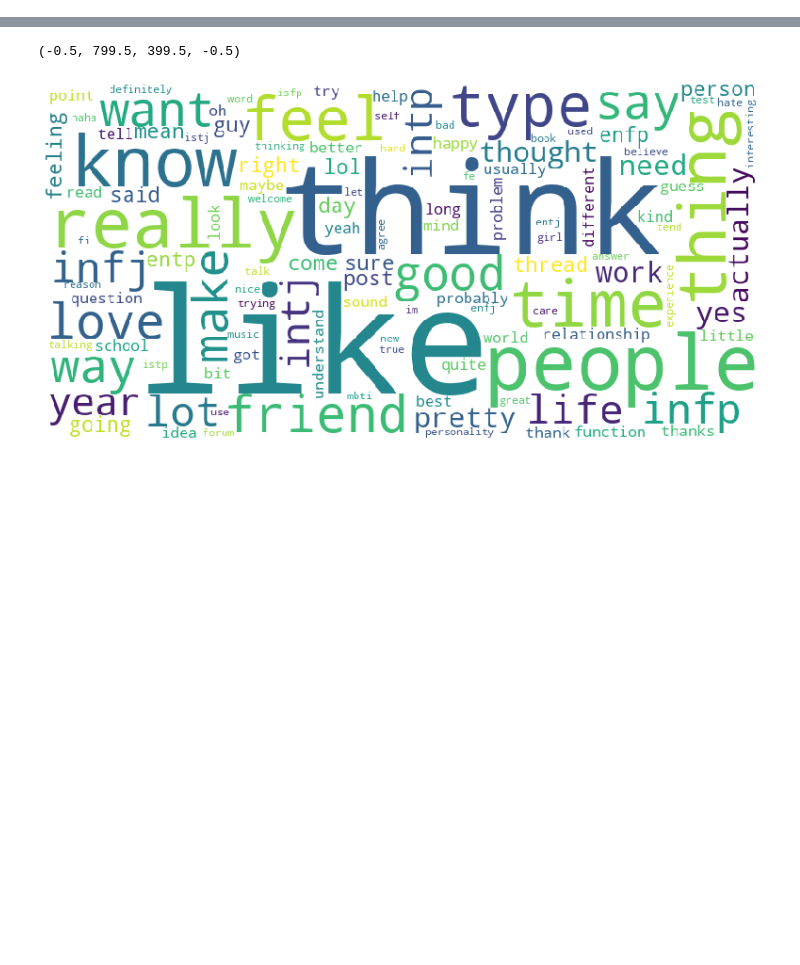
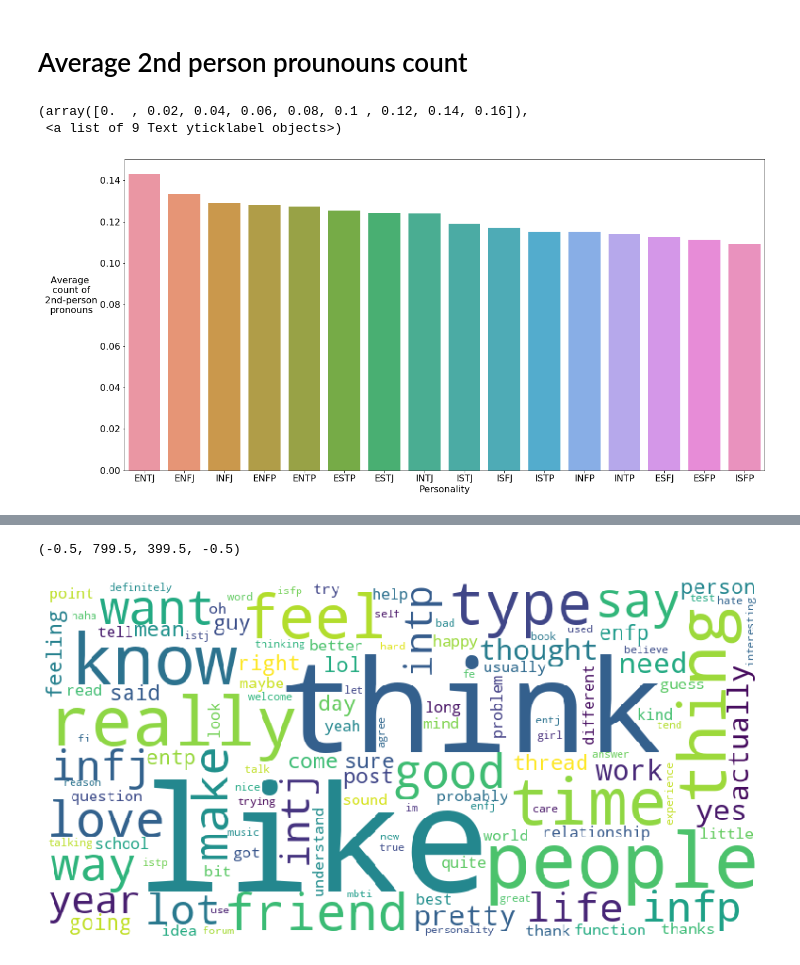
Before and after one commit to admunk/ece143project, a Jupyter notebook: main.ipynb, the cells around one changed output, grey strips where cells are left out. Saved outputs shown, nothing was run; the diff lists cells and outputs as text; code cells hidden in the pictures; blank space fills up the shorter version.

```diff
--- a/main.ipynb
+++ b/main.ipynb
@@ -21,0 +57,16 @@ data = pd.read_csv("../../mbti_1.csv")
+# %% [markdown]
+# Average 2nd person prounouns count
+# %%
+df_2nd = df.groupby(['type'])['2nd_pron_count'].sum()/df.groupby(['type'])['org_comment_count'].sum()
+df_2nd = df_2nd.to_frame('2nd_pron_count').sort_values(by=['2nd_pron_count'],ascending=False)
+# %%
+plt.figure(figsize=(20,10))
+sns.barplot(x=df_2nd.index,y=df_2nd['2nd_pron_count'])
+plt.ylabel('Average \n count of \n 2nd-person \npronouns', fontsize=16,rotation=0,labelpad=50)
+plt.xlabel('Personality', fontsize=16)
+plt.xticks(fontsize=16, rotation=0)
+plt.yticks(fontsize=16, rotation=0)
+# %% [output]
+(array([0.  , 0.02, 0.04, 0.06, 0.08, 0.1 , 0.12, 0.14, 0.16]),
+ <a list of 9 Text yticklabel objects>)
+[figure, added]
```
Also changed, not shown: parts of 41 cells of this notebook.
